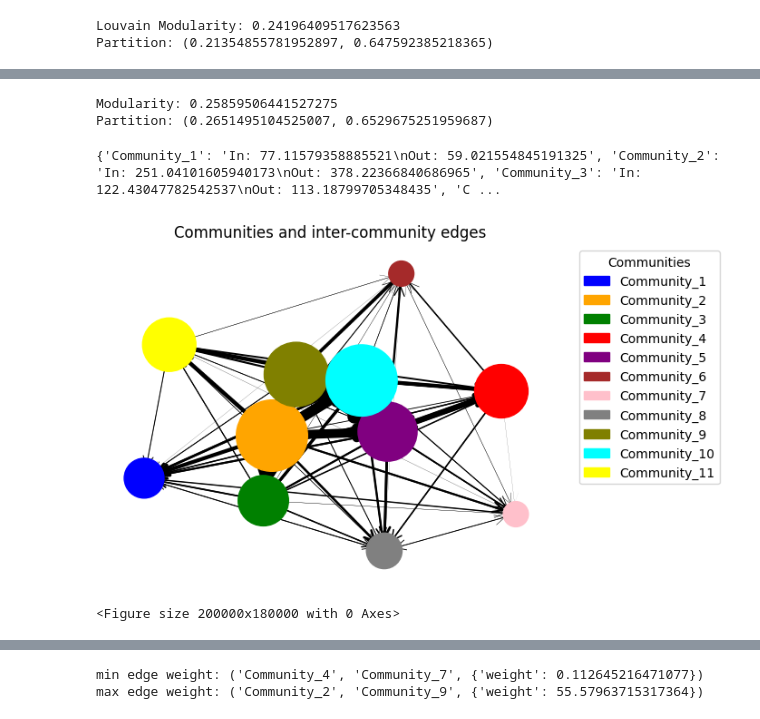
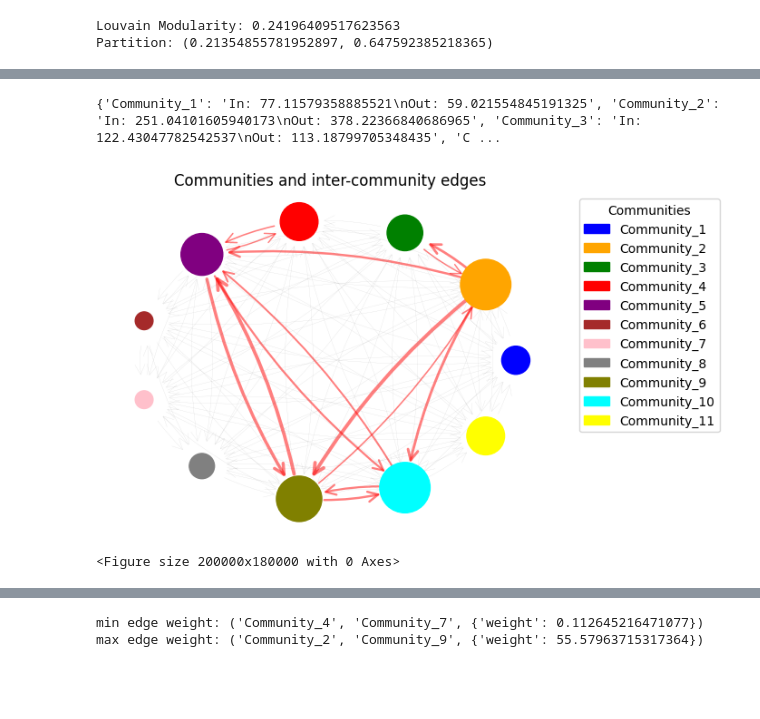
Before and after one commit to CristinaLiccia/co-morbidity-network-analysis, a Jupyter notebook: community_anlysis.ipynb, the cells around one changed output, grey strips where cells are left out. Saved outputs shown, nothing was run; the diff lists cells and outputs as text; code cells hidden in the pictures; blank space fills up the shorter version.

```diff
--- a/community_anlysis.ipynb
+++ b/community_anlysis.ipynb
@@ -213,10 +105,3 @@ print(f'Partition: {partition}')
 # %% [output]
 Louvain Modularity: 0.24196409517623563
 Partition: (0.21354855781952897, 0.647592385218365)
-# %%
-greedy_communities=nx.community.greedy_modularity_communities(G, weight='weight', cutoff=5, best_n=15, resolution=1.3)
-#which are the diseases in each community?
-for i, community in enumerate(greedy_communities):
-    print(f'Community {i+1}: {community}')
-    print(f'number of nodes {len(community)}')
-    print()
@@ -244,12 +108,3 @@ number of nodes 5
-# %%
-#values of communities modularity
-modularity = nx.community.quality.modularity(G, greedy_communities, weight='weight')
-print(f'Modularity: {modularity}')
-partition = nx.community.quality.partition_quality(G, greedy_communities)
-print(f'Partition: {partition}')
-# %% [output]
-Modularity: 0.25859506441527275
-Partition: (0.2651495104525007, 0.6529675251959687)
 # %%
 import matplotlib.patches as mpatches
 # ------------------------
@@ -289,53 +144,52 @@ for u, v, data in G.edges(data=True):
         # Modification: Track inflows and outflows
         if G_super.has_edge(super_u, super_v):
             G_super[super_u][super_v]['weight'] += weight
-            #G_super[super_u][super_v]['outflow'] += weight  # Outflow from super_u
-            #G_super[super_v][super_u]['inflow'] += weight  # Inflow to super_v
         else:
-            #G_super.add_edge(super_u, super_v, outflow=weight, inflow=0)
             G_super.add_edge(super_u, super_v, weight=weight)
 
 # ------------------------
 # 4. Visualization
 # ------------------------
 colors = ['blue', 'orange', 'green', 'red', 'purple', 'brown', 'pink', 'gray', 'olive', 'cyan', 'yellow']
 color_map = dict(zip([f'Community_{i + 1}' for i in range(len(louvain_communities))], colors))
 
 
 # Get positions for drawing (you might want a more sophisticated layout)
-pos = nx.spring_layout(G_super)
+#pos = nx.spring_layout(G_super)
+pos = nx.circular_layout(G_super)
 
 # Draw communities with size based on their member count
-node_sizes = [data['size'] * 200 for _, data in G_super.nodes(data=True)]
+node_sizes = [data['size'] * 100 for _, data in G_super.nodes(data=True)]
 # Draw communities with assigned colors
 node_colors = [color_map[node] for node in G_super.nodes()]
 nx.draw_networkx_nodes(G_super, pos, node_size=node_sizes, node_color=node_colors)
 
 
 # Draw edges with width based on aggregated weight
-edge_widths = [data['weight'] * 0.2 for _, _, data in G_super.edges(data=True)]
-nx.draw_networkx_edges(G_super, pos, width=edge_widths,arrowstyle='->', arrowsize=20)
-# Edges with Directionality
-#max_flow = max(max(d['inflow'], d['outflow']) for _, _, d in G_super.edges(data=True))
-#for (u, v, data) in G_super.edges(data=True):
-#    width = max(data['inflow'], data['outflow']) * 3 / max_flow  # Scale width by flow
-#    nx.draw_networkx_edges(G_super, pos, edgelist=[(u, v)], width=width,
-#                           arrowstyle='->', arrowsize=15)
-
-# Add labels with in-strength and out-strength
-labels = {node: f"In: {data['in_strength']}\nOut: {data['out_strength']}"
-          for node, data in G_super.nodes(data=True)}
-#nx.draw_networkx_labels(G_super, pos,  labels)
-print(labels)
+edge_widths = []
+for _, _, data in G_super.edges(data=True):
+    if data['weight'] > (0.3*55):
+        edge_widths.append(data['weight'] * 0.05)
+    else:
+        edge_widths.append(0.1)
+edge_color = []
+for _, _, data in G_super.edges(data=True):
+    if data['weight'] > (0.3*55):
+        edge_color.append('red')
+    else:
+        edge_color.append('grey')
+#edge_widths = [data['weight'] * 0.04 for _, _, data in G_super.edges(data=True)]
+nx.draw_networkx_edges(G_super, pos,width=edge_widths,edge_color= edge_color ,arrowstyle='->', arrowsize=20,
+                       alpha = 0.5,connectionstyle='arc3, rad = 0.1', min_source_margin= 20, min_target_margin= 20) #width=edge_widths,
 
 # Add a legend
 patches = [mpatches.Patch(color=color, label=community) for community, color in color_map.items()]
 plt.legend(handles=patches, title='Communities',bbox_to_anchor=(1.04, 1), loc="upper left")
 plt.axis('off')
 plt.title('Communities and inter-community edges')
 plt.figure(figsize=(2000,1800))
 plt.show()
 # %% [output]
 {'Community_1': 'In: 77.11579358885521\nOut: 59.021554845191325', 'Community_2': 'In: 251.04101605940173\nOut: 378.22366840686965', 'Community_3': 'In: 122.43047782542537\nOut: 113.18799705348435', 'C ...
-[figure, old version]
+[figure, new version]
 <Figure size 200000x180000 with 0 Axes>
```
Also changed, not shown: parts of 20 cells of this notebook.
